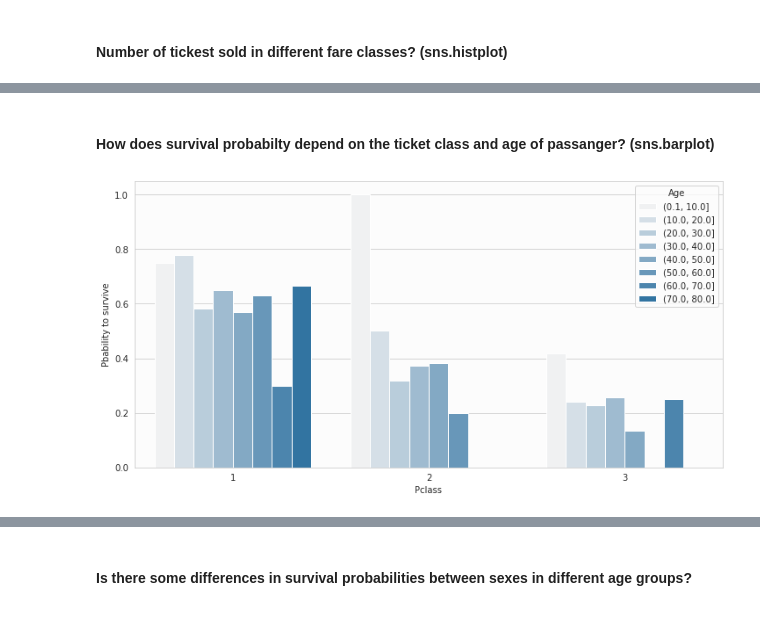
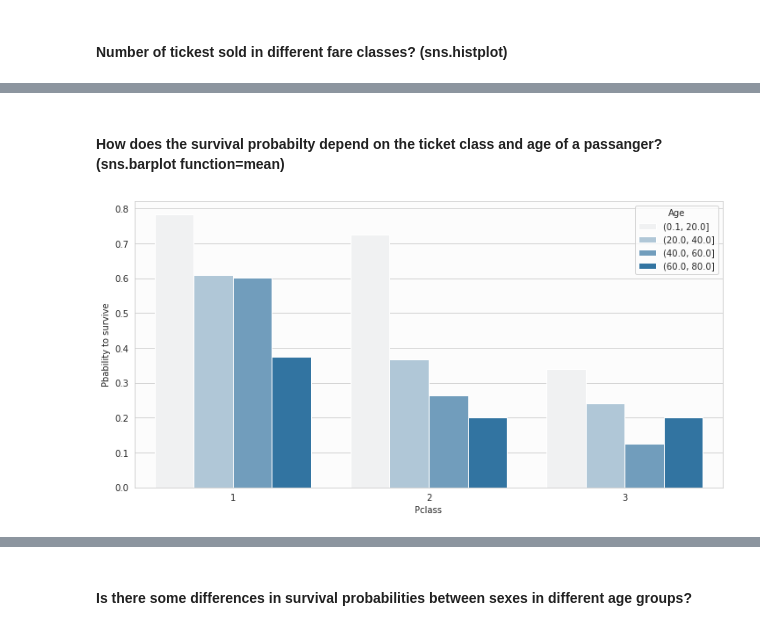
Before and after one commit to topiko/MLcourseMaterial, a Jupyter notebook: Assigment/Assigment_titanic.ipynb, the cells around one changed output, grey strips where cells are left out. Cells and saved outputs as stored; diff of their text form; code cells hidden in the pictures.

```diff
--- a/Assigment/Assigment_titanic.ipynb
+++ b/Assigment/Assigment_titanic.ipynb
@@ -148,12 +174,12 @@ _ = ax.set_ylabel('# Tickets')
 # %% [markdown]
-#### How does survival probabilty depend on the ticket class and age of passanger? (sns.barplot)
+#### How does the survival probabilty depend on the ticket class and age of a passanger? (sns.barplot function=mean)
 # %%
 ci = None #90 #
 ax = sns.barplot(x=data.Pclass,
                  y=data.Survived,
-                 hue=pd.cut(data.Age, 8, precision=0),
+                 hue=pd.cut(data.Age, 4, precision=0),
                  color='C0', capsize=.03, errwidth=2, ci=ci)
 
 _ = ax.set_ylabel('Pbability to survive')
 # %% [output]
-[figure, old version]
+[figure, new version]
```
Also changed, not shown: parts of 47 cells of this notebook.
